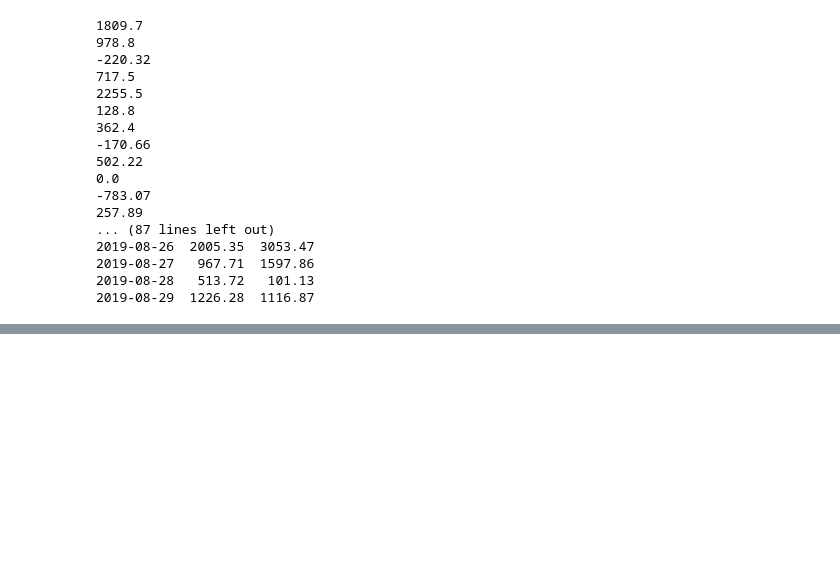
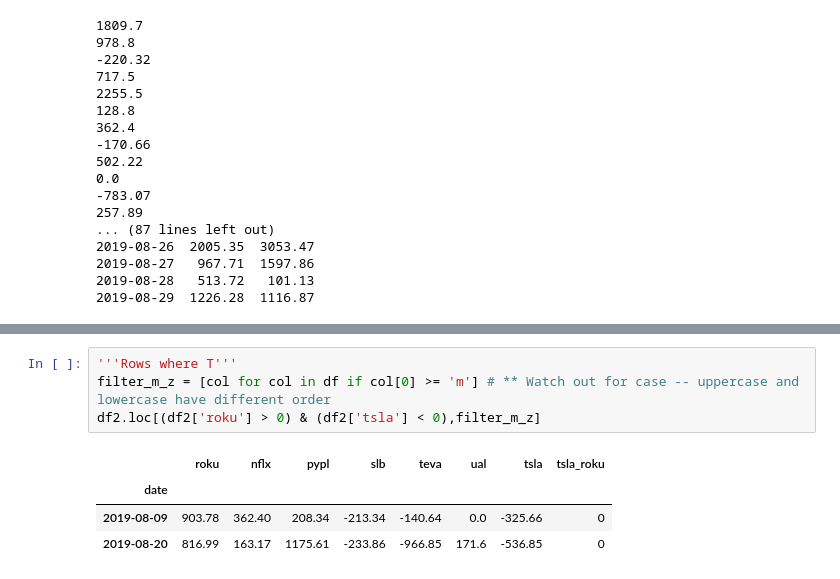
Before and after one commit to zoakes/WSB, a Jupyter notebook: assignments/Intro_Data_Clean.ipynb, the cells around one changed output, grey strips where cells are left out. Cells and saved outputs as stored; diff of their text form; blank space fills up the shorter version.

```diff
--- a/assignments/Intro_Data_Clean.ipynb
+++ b/assignments/Intro_Data_Clean.ipynb
@@ -385,3 +389,12 @@ df2.loc[df2['tsla_roku'] != 0]
 | 2019-08-27 | 1597.86 | 699.73 | 50.47 | 1940.99 | 149.17 | -28.24 | 100.14 | 848.31 | 176.98 | 0.00 | 4003.61 | ... |
 | 2019-08-28 | 101.13 | 775.20 | 32.57 | 533.99 | 204.26 | 219.29 | 249.00 | 639.19 | -247.37 | 1675.48 | 358.15 | ... |
 | 2019-08-29 | 1116.87 | 411.18 | 1103.08 | 1038.14 | 399.49 | 0.00 | 49.21 | 90.18 | 794.41 | -192.63 | -143.26 | ... |
+# %%
+'''Rows where T'''
+filter_m_z = [col for col in df if col[0] >= 'm'] # ** Watch out for case -- uppercase and lowercase have different order
+df2.loc[(df2['roku'] > 0) & (df2['tsla'] < 0),filter_m_z]
+# %% [output]
+|  | roku | nflx | pypl | slb | teva | ual | tsla | tsla_roku |
+| date |  |  |  |  |  |  |  |  |
+| 2019-08-09 | 903.78 | 362.40 | 208.34 | -213.34 | -140.64 | 0.0 | -325.66 | 0 |
+| 2019-08-20 | 816.99 | 163.17 | 1175.61 | -233.86 | -966.85 | 171.6 | -536.85 | 0 |
```
Also changed, not shown: parts of 1 cell of this notebook.
